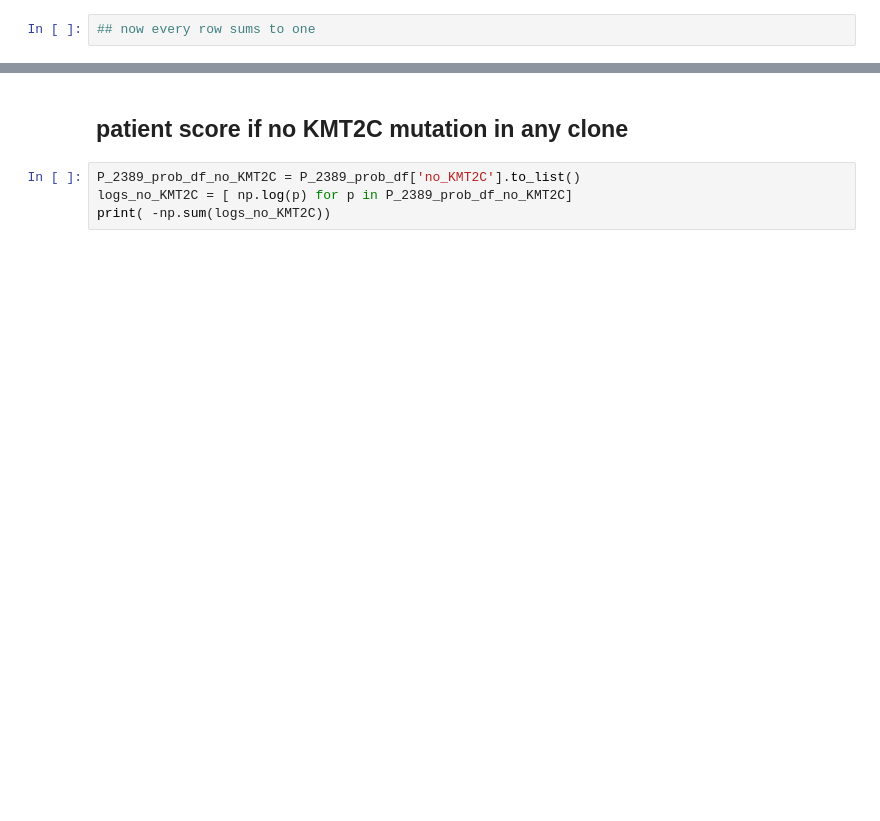
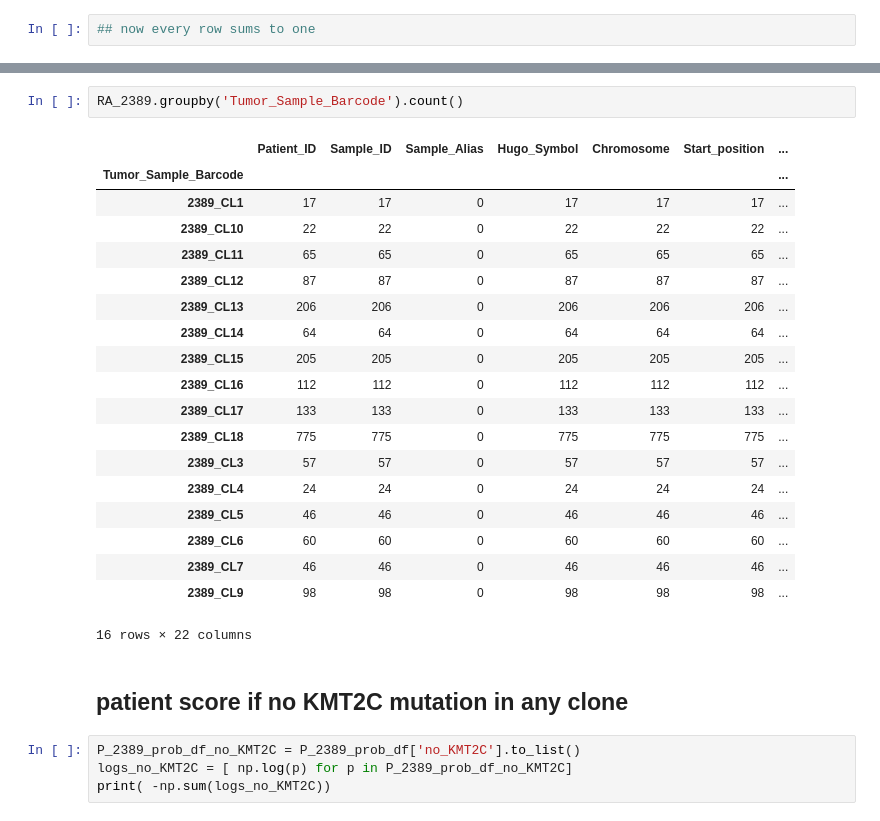
Before and after one commit to getzlab/Rapid_Autopsy_Convergent_Evolution, a Jupyter notebook: Figure2/MutSigConv_Test.ipynb, the cells around one changed output, grey strips where cells are left out. Drawn from its saved outputs; the diff is of its cells as text; blank space fills up the shorter version.

Commit message:
fixed errors, starting permutations

```diff
--- a/Figure2/MutSigConv_Test.ipynb
+++ b/Figure2/MutSigConv_Test.ipynb
@@ -154,3 +150,25 @@ P_2389_prob_df
+# %%
+RA_2389.groupby('Tumor_Sample_Barcode').count()
+# %% [output]
+|  | Patient_ID | Sample_ID | Sample_Alias | Hugo_Symbol | Chromosome | Start_position | ... |
+| Tumor_Sample_Barcode |  |  |  |  |  |  | ... |
+| 2389_CL1 | 17 | 17 | 0 | 17 | 17 | 17 | ... |
+| 2389_CL10 | 22 | 22 | 0 | 22 | 22 | 22 | ... |
+| 2389_CL11 | 65 | 65 | 0 | 65 | 65 | 65 | ... |
+| 2389_CL12 | 87 | 87 | 0 | 87 | 87 | 87 | ... |
+| 2389_CL13 | 206 | 206 | 0 | 206 | 206 | 206 | ... |
+| 2389_CL14 | 64 | 64 | 0 | 64 | 64 | 64 | ... |
+| 2389_CL15 | 205 | 205 | 0 | 205 | 205 | 205 | ... |
+| 2389_CL16 | 112 | 112 | 0 | 112 | 112 | 112 | ... |
+| 2389_CL17 | 133 | 133 | 0 | 133 | 133 | 133 | ... |
+| 2389_CL18 | 775 | 775 | 0 | 775 | 775 | 775 | ... |
+| 2389_CL3 | 57 | 57 | 0 | 57 | 57 | 57 | ... |
+| 2389_CL4 | 24 | 24 | 0 | 24 | 24 | 24 | ... |
+| 2389_CL5 | 46 | 46 | 0 | 46 | 46 | 46 | ... |
+| 2389_CL6 | 60 | 60 | 0 | 60 | 60 | 60 | ... |
+| 2389_CL7 | 46 | 46 | 0 | 46 | 46 | 46 | ... |
+| 2389_CL9 | 98 | 98 | 0 | 98 | 98 | 98 | ... |
+16 rows × 22 columns
 # %% [markdown]
 ## patient score if no KMT2C mutation in any clone
 # %%
```
Also changed, not shown: parts of 32 cells of this notebook.
